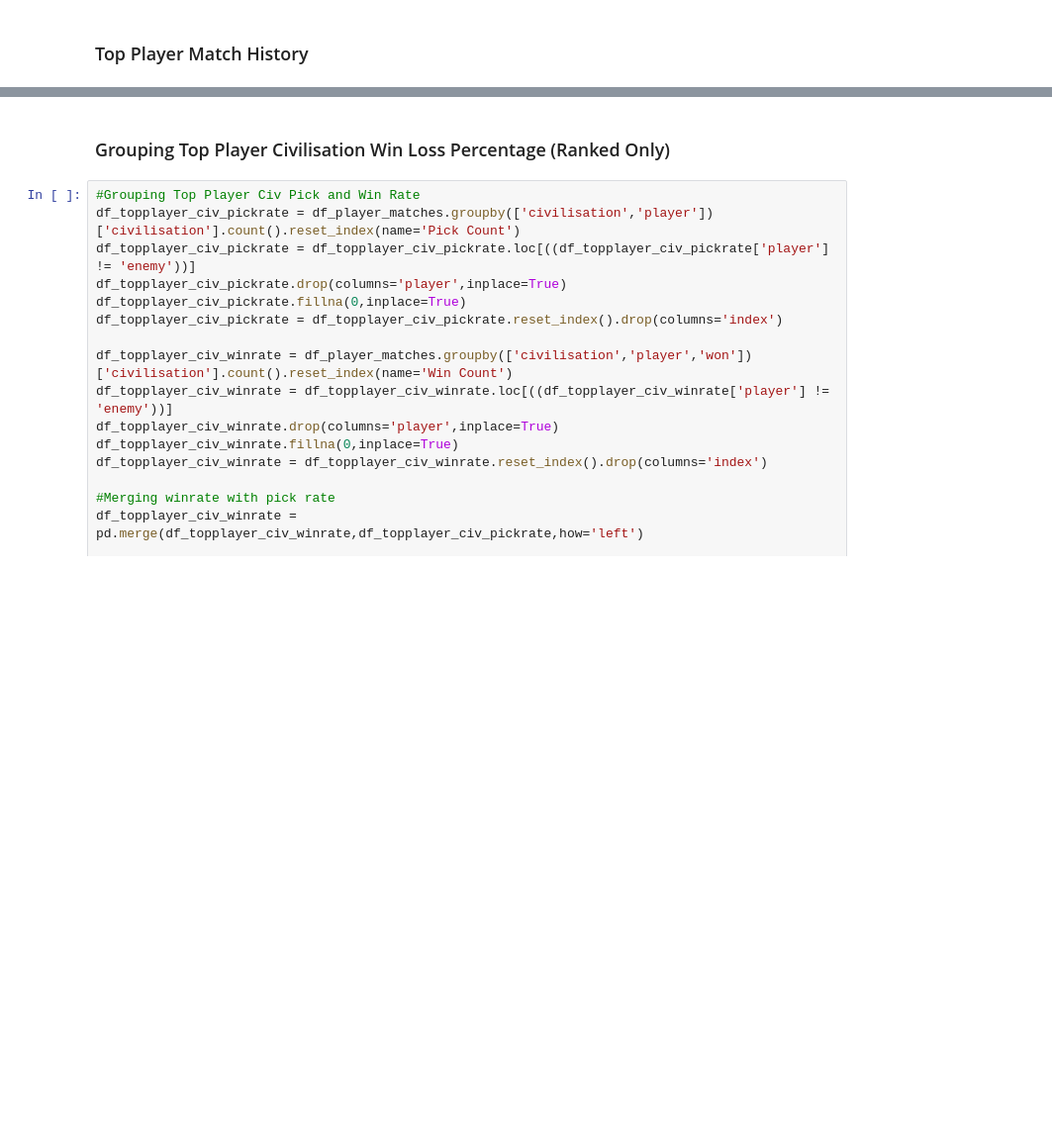
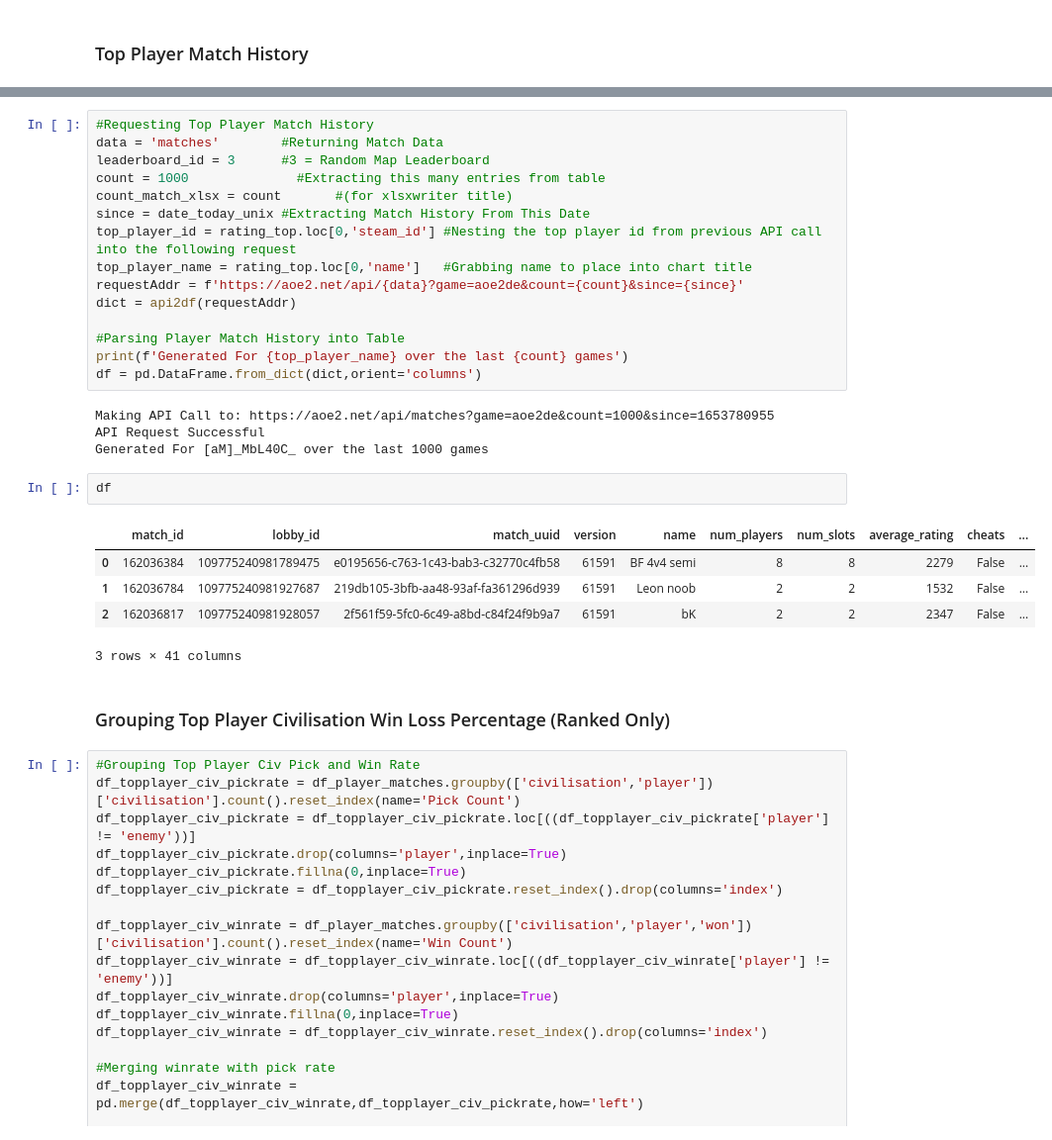
Before and after one commit to Filpill/AoE2Data, a Jupyter notebook: AoE2_APIData.ipynb, the cells around one changed output, grey strips where cells are left out. Shown at 99% size. Saved outputs shown, nothing was run; the diff lists cells and outputs as text; blank space fills up the shorter version.

```diff
--- a/AoE2_APIData.ipynb
+++ b/AoE2_APIData.ipynb
@@ -451,3 +307,30 @@ Generating Match History For [aM]_MbL40C_ over the last 300 games
+# %%
+#Requesting Top Player Match History
+data = 'matches'        #Returning Match Data
+leaderboard_id = 3      #3 = Random Map Leaderboard
+count = 1000              #Extracting this many entries from table
+count_match_xlsx = count       #(for xlsxwriter title)
+since = date_today_unix #Extracting Match History From This Date
+top_player_id = rating_top.loc[0,'steam_id'] #Nesting the top player id from previous API call into the following request
+top_player_name = rating_top.loc[0,'name']   #Grabbing name to place into chart title
+requestAddr = f'https://aoe2.net/api/{data}?game=aoe2de&count={count}&since={since}'
+dict = api2df(requestAddr)
+
+#Parsing Player Match History into Table
+print(f'Generated For {top_player_name} over the last {count} games')
+df = pd.DataFrame.from_dict(dict,orient='columns')
+# %% [output]
+Making API Call to: https://aoe2.net/api/matches?game=aoe2de&count=1000&since=1653780955
+API Request Successful
+Generated For [aM]_MbL40C_ over the last 1000 games
+# %%
+df
+# %% [output]
+|  | match_id | lobby_id | match_uuid | version | name | num_players | num_slots | average_rating | cheats | ... |
+| 0 | 162036384 | 109775240981789475 | e0195656-c763-1c43-bab3-c32770c4fb58 | 61591 | BF 4v4 semi | 8 | 8 | 2279 | False | ... |
+| 1 | 162036784 | 109775240981927687 | 219db105-3bfb-aa48-93af-fa361296d939 | 61591 | Leon noob | 2 | 2 | 1532 | False | ... |
+| 2 | 162036817 | 109775240981928057 | 2f561f59-5fc0-6c49-a8bd-c84f24f9b9a7 | 61591 | bK | 2 | 2 | 2347 | False | ... |
+3 rows × 41 columns
 # %% [markdown]
 ### Grouping Top Player Civilisation Win Loss Percentage (Ranked Only)
 # %%
```
Also changed, not shown: parts of 23 cells of this notebook, 6 other files.
